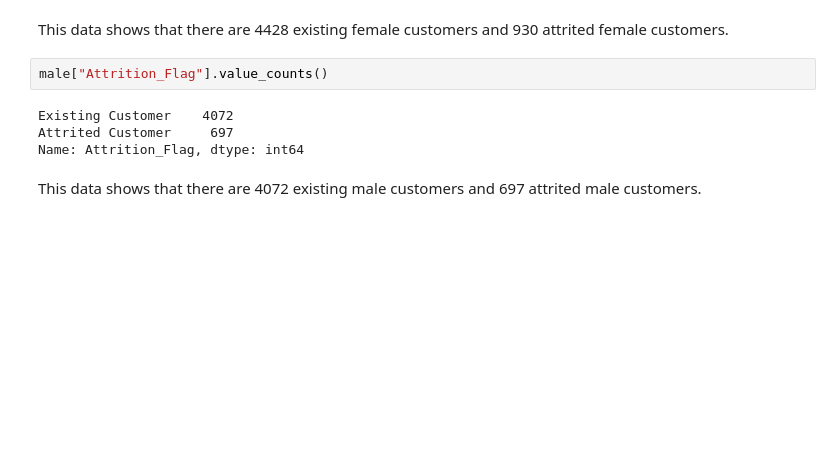
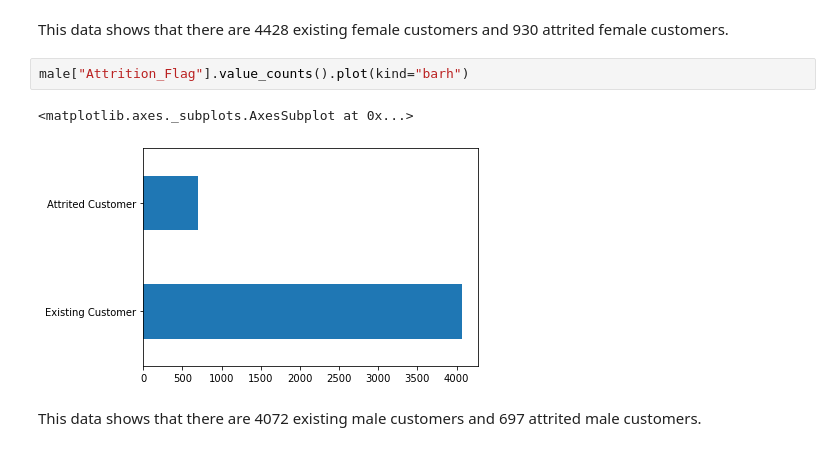
Before and after one commit to Emziicles/Project1-CreditCard, a Jupyter notebook: Project 1 - Emma Second attempt.ipynb, the cells around one changed output. Saved outputs shown, nothing was run; the diff lists cells and outputs as text; blank space fills up the shorter version.

```diff
--- a/Project 1 - Emma Second attempt.ipynb
+++ b/Project 1 - Emma Second attempt.ipynb
@@ -102,10 +102,9 @@ Name: Attrition_Flag, dtype: int64
 # %% [markdown]
 This data shows that there are 4428 existing female customers and 930 attrited female customers.
 # %%
-male["Attrition_Flag"].value_counts()
+male["Attrition_Flag"].value_counts().plot(kind="barh")
 # %% [output]
-Existing Customer    4072
-Attrited Customer     697
-Name: Attrition_Flag, dtype: int64
+<matplotlib.axes._subplots.AxesSubplot at 0x...>
+[figure, added]
 # %% [markdown]
 This data shows that there are 4072 existing male customers and 697 attrited male customers.
```
Also changed, not shown: parts of 4 cells of this notebook.
